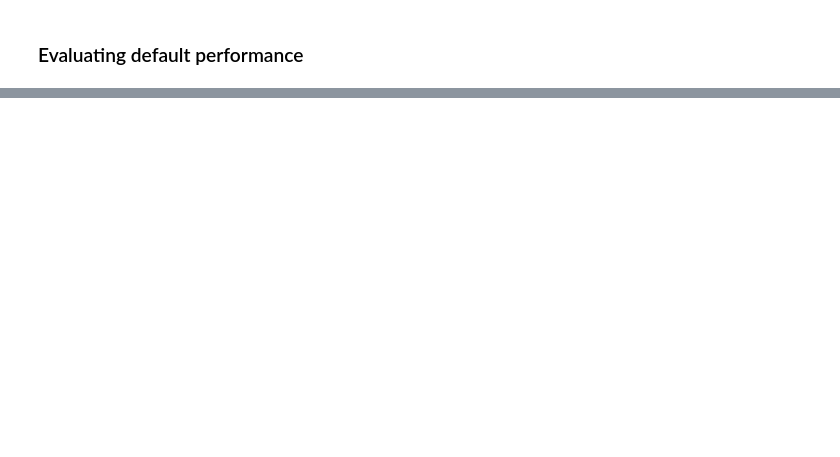
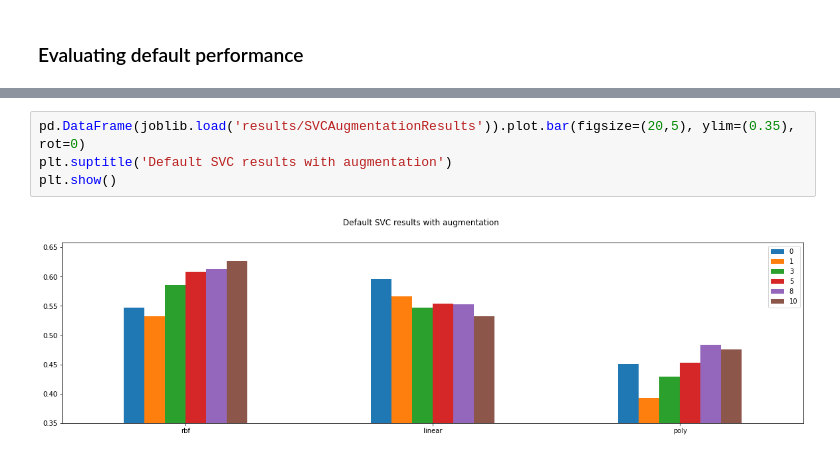
Before and after one commit to TuomasKuutsa/Emotion-classifier-project, a Jupyter notebook: EmotionClassification.ipynb, the cells around one changed output, grey strips where cells are left out. Saved outputs shown, nothing was run; the diff lists cells and outputs as text; blank space fills up the shorter version.

```diff
--- a/EmotionClassification.ipynb
+++ b/EmotionClassification.ipynb
@@ -551,0 +169,6 @@ network_model.save('models/CNNClassifier.hdf5')
+# %%
+pd.DataFrame(joblib.load('results/SVCAugmentationResults')).plot.bar(figsize=(20,5), ylim=(0.35), rot=0)
+plt.suptitle('Default SVC results with augmentation')
+plt.show()
+# %% [output]
+[figure, added]
```
Also changed, not shown: parts of 89 cells of this notebook, 16 other files.
